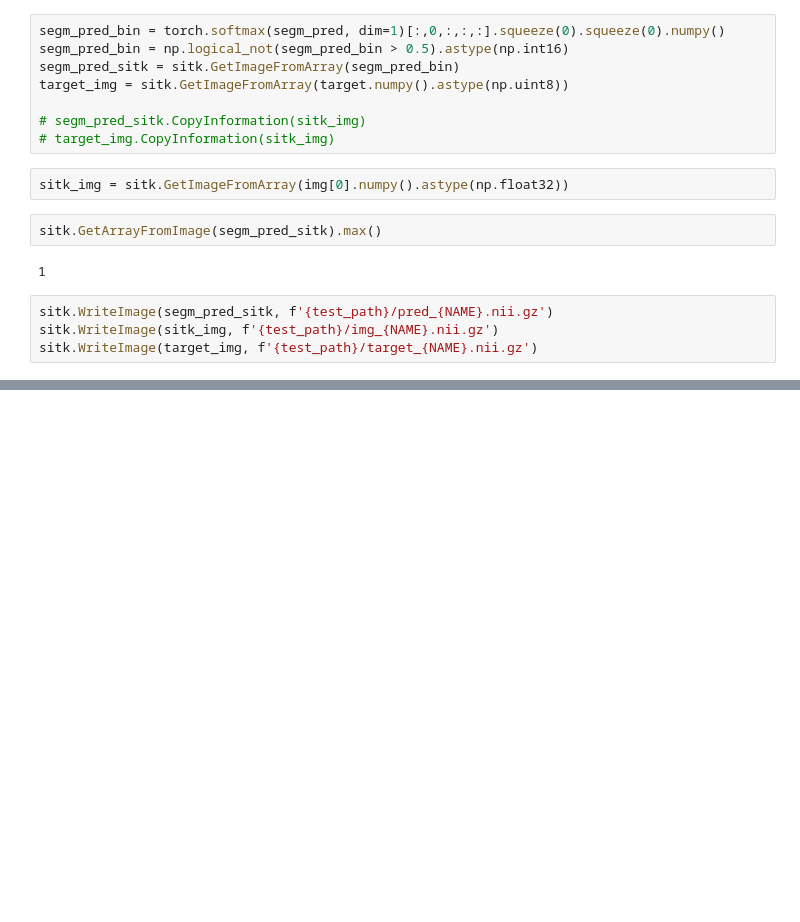
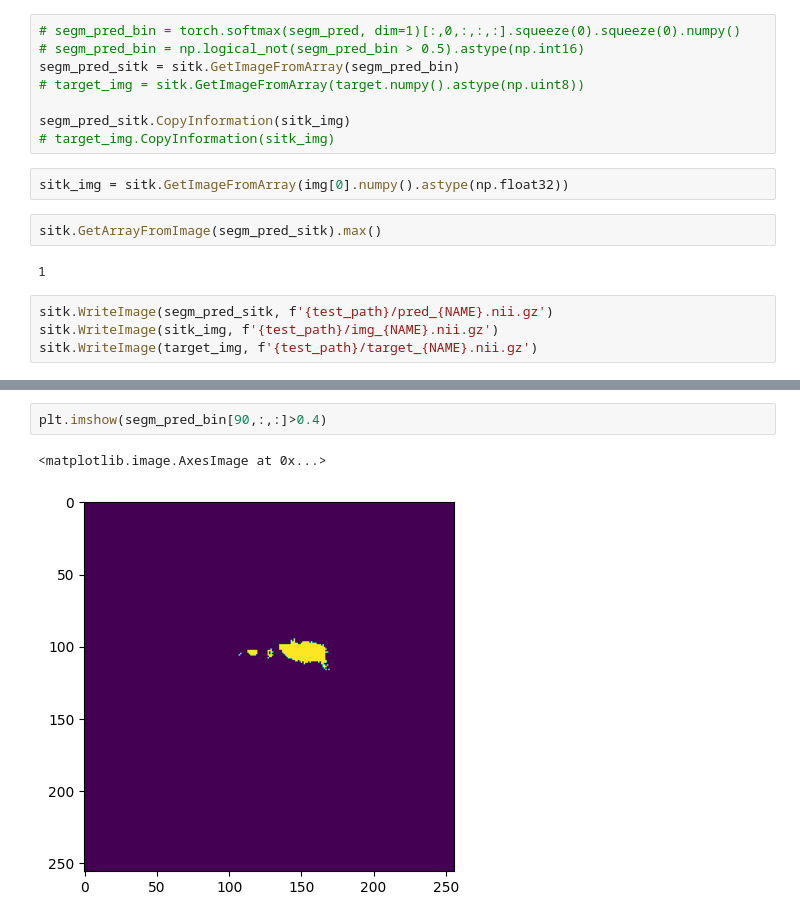
Before and after one commit to Vivikar/central-sulcus-analysis, a Jupyter notebook: notebooks/11_VaildQualitativeAssesment.ipynb, the cells around one changed output, grey strips where cells are left out. Cells and saved outputs as stored; diff of their text form; blank space fills up the shorter version.

```diff
--- a/notebooks/11_VaildQualitativeAssesment.ipynb
+++ b/notebooks/11_VaildQualitativeAssesment.ipynb
@@ -85,10 +90,10 @@ with torch.no_grad():
 # %%
-segm_pred_bin = torch.softmax(segm_pred, dim=1)[:,0,:,:,:].squeeze(0).squeeze(0).numpy()
-segm_pred_bin = np.logical_not(segm_pred_bin > 0.5).astype(np.int16)
+# segm_pred_bin = torch.softmax(segm_pred, dim=1)[:,0,:,:,:].squeeze(0).squeeze(0).numpy()
+# segm_pred_bin = np.logical_not(segm_pred_bin > 0.5).astype(np.int16)
 segm_pred_sitk = sitk.GetImageFromArray(segm_pred_bin)
-target_img = sitk.GetImageFromArray(target.numpy().astype(np.uint8))
+# target_img = sitk.GetImageFromArray(target.numpy().astype(np.uint8))
 
-# segm_pred_sitk.CopyInformation(sitk_img)
+segm_pred_sitk.CopyInformation(sitk_img)
 # target_img.CopyInformation(sitk_img)
 # %%
 sitk_img = sitk.GetImageFromArray(img[0].numpy().astype(np.float32))
@@ -102,0 +115,5 @@ sitk.WriteImage(target_img, f'{test_path}/target_{NAME}.nii.gz')
+# %%
+plt.imshow(segm_pred_bin[90,:,:]>0.4)
+# %% [output]
+<matplotlib.image.AxesImage at 0x...>
+[figure, added]
```
Also changed, not shown: parts of 8 cells of this notebook, 12 other files.
